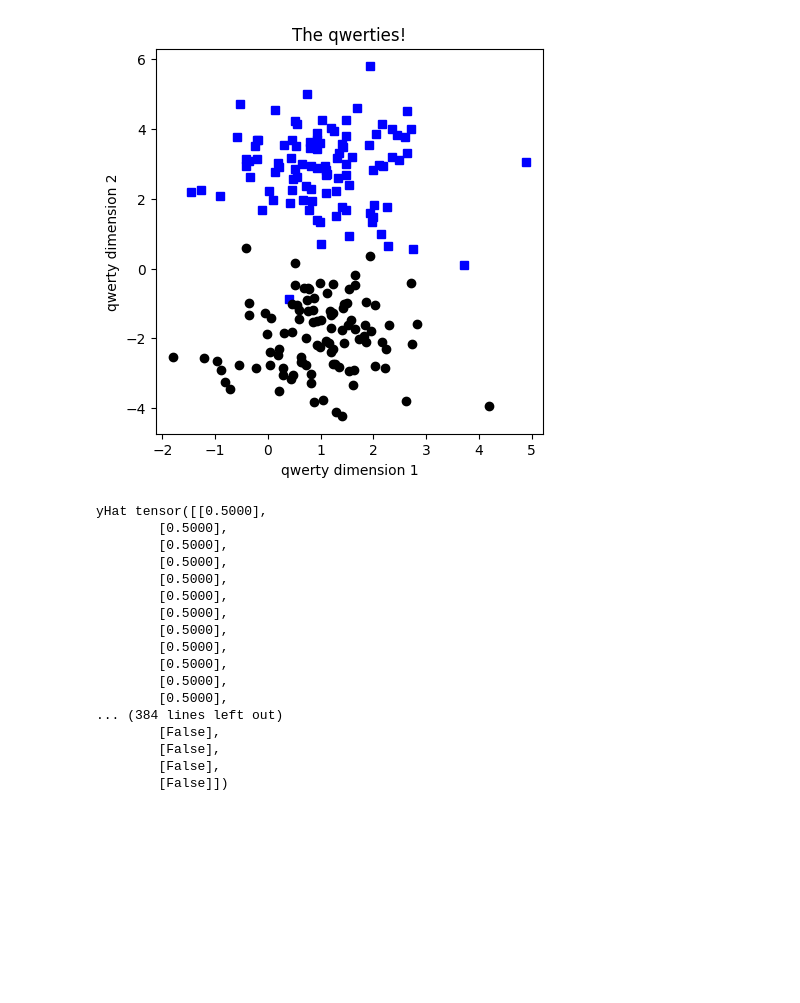
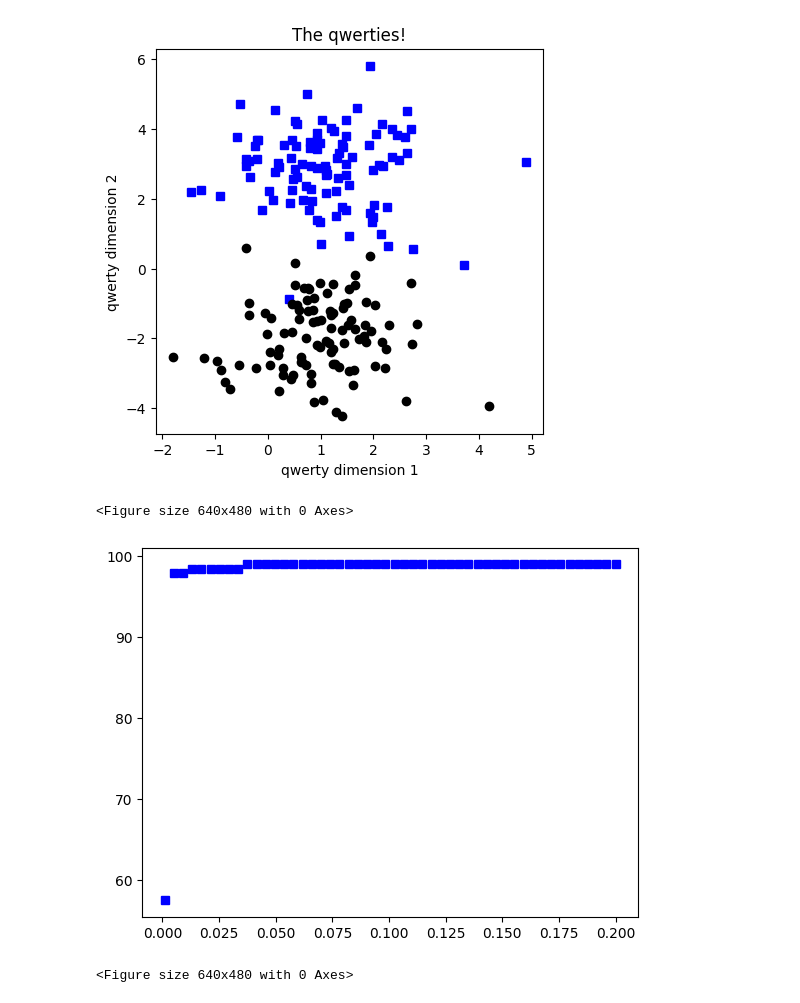
Before and after one commit to adioney1/admin-panel-vue, a Jupyter notebook: ml/cc/exercises/ml.ipynb, the cells around one changed output. Drawn from its saved outputs; the diff is of its cells as text; code cells hidden in the pictures; blank space fills up the shorter version.

```diff
--- a/ml/cc/exercises/ml.ipynb
+++ b/ml/cc/exercises/ml.ipynb
@@ -73,41 +73,46 @@ learningRate = .01
 numepochs = 1000
 
 
-ANNclassify,lossfun,optimizer = createANNModel(learningRate)
-losses=torch.zeros(numepochs, 1)
-for epochi in range(numepochs):
 
-  # forward pass
-  yHat = ANNclassify(data)
+def trainModel(ANNModel, lossfun, optimizer):
 
-  # compute loss
-  loss = lossfun(yHat,labels)
-  losses[epochi] = loss
+  losses=torch.zeros(numepochs, 1)
+  for epochi in range(numepochs):
 
-  # backprop
-  optimizer.zero_grad()
-  loss.backward()
-  optimizer.step()
+    # forward pass
+    yHat = ANNModel(data)
 
-yHat = ANNclassify(data)
-bool_pred=yHat>0.5
-print('yHat', yHat)
-print('bool_pred', bool_pred)
+    # compute loss
+    loss = lossfun(yHat,labels)
+    losses[epochi] = loss
+
+    # backprop
+    optimizer.zero_grad()
+    loss.backward()
+    optimizer.step()
+
+  predictions = ANNclassify(data)
+  total_acc=100*torch.mean(((predictions > 0.5) == labels).float())
+  return losses, predictions, total_acc
+
+
+
+# bool_pred=yHat>0.5
+# print('yHat', yHat)
+lrs = torch.linspace(0.001, 0.2, 50)
+final_acc=torch.zeros(len(lrs), 1)
+accuracy_by_lr=torch.zeros(len(lrs), numepochs)
+
+for i,lr in enumerate(lrs):
+  ANNclassify,lossfun,optimizer = createANNModel(lr)
+  losses, predictions, total_acc=trainModel(ANNclassify,lossfun,optimizer)
+  final_acc[i] = total_acc
+  # accuracy_by_lr[i:] = losses.T
-# %% [output]
-yHat tensor([[0.5000],
-        [0.5000],
-        [0.5000],
-        [0.5000],
-        [0.5000],
-        [0.5000],
-        [0.5000],
-        [0.5000],
-        [0.5000],
-        [0.5000],
-        [0.5000],
-        [0.5000],
-... (384 lines left out)
-        [False],
-        [False],
-        [False],
-        [False]])
+# %%
+plt.plot(lrs.detach(),final_acc.detach(),'bs')
+plt.figure()
+# plt.plot(accuracy_by_lr.detach().numpy())
+# %% [output]
+<Figure size 640x480 with 0 Axes>
+[figure, added]
+<Figure size 640x480 with 0 Axes>
```
Also changed, not shown: parts of 9 cells of this notebook.
